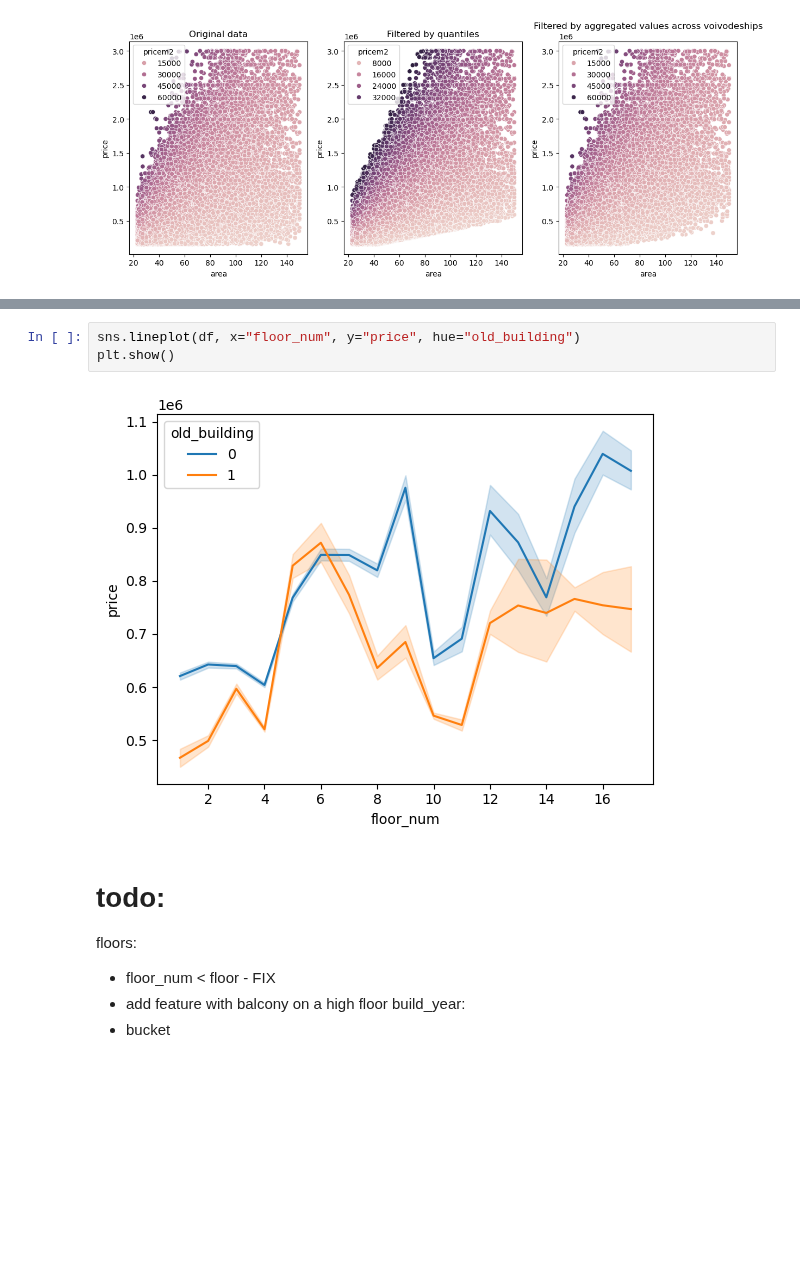
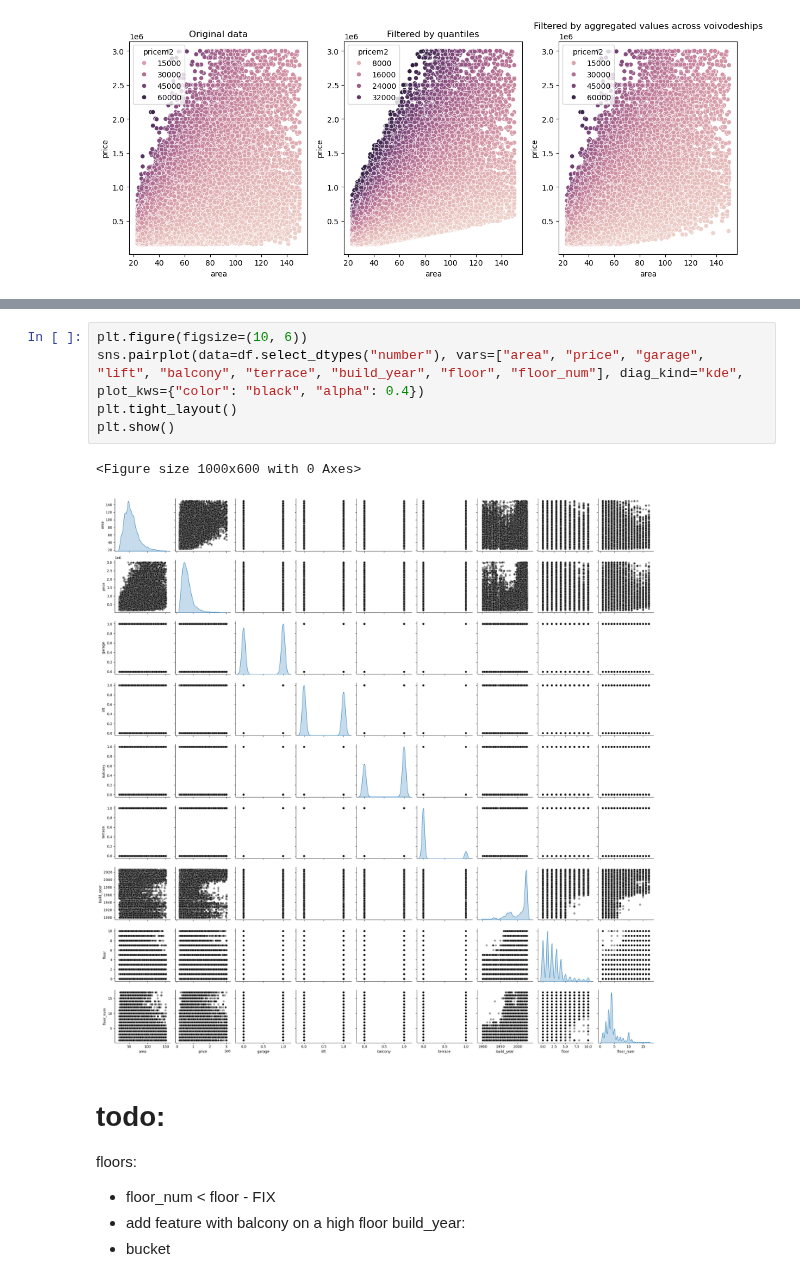
Before and after one commit to milonpabis/price-predictor-poland2024, a Jupyter notebook: notebooks/eda.ipynb, the cells around one changed output, grey strips where cells are left out. Cells and saved outputs as stored; diff of their text form; blank space fills up the shorter version.

```diff
--- a/notebooks/eda.ipynb
+++ b/notebooks/eda.ipynb
@@ -182,8 +189,11 @@ plt.show()
-# %%
-sns.lineplot(df, x="floor_num", y="price", hue="old_building")
-plt.show()
-# %% [output]
-[figure, removed]
+# %%
+plt.figure(figsize=(10, 6))
+sns.pairplot(data=df.select_dtypes("number"), vars=["area", "price", "garage", "lift", "balcony", "terrace", "build_year", "floor", "floor_num"], diag_kind="kde", plot_kws={"color": "black", "alpha": 0.4})
+plt.tight_layout()
+plt.show()
+# %% [output]
+<Figure size 1000x600 with 0 Axes>
+[figure, added]
 # %% [markdown]
 # todo:
 
```
Also changed, not shown: parts of 5 cells of this notebook.
